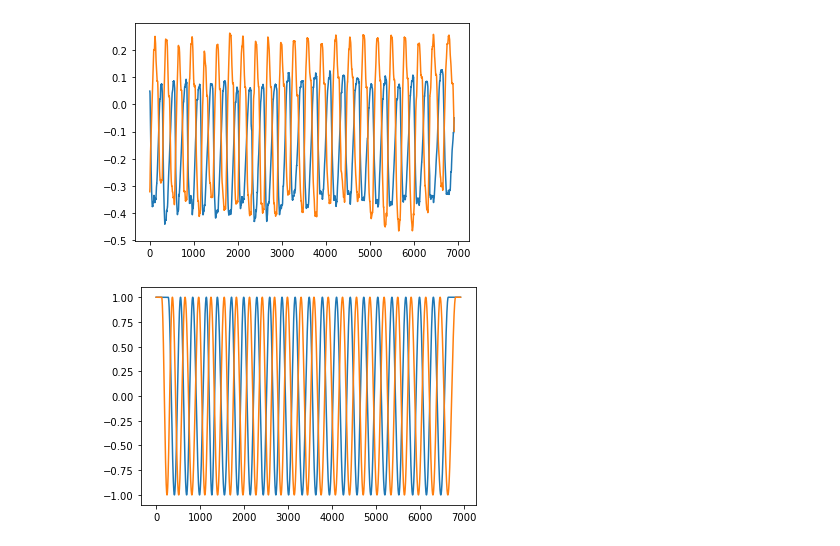
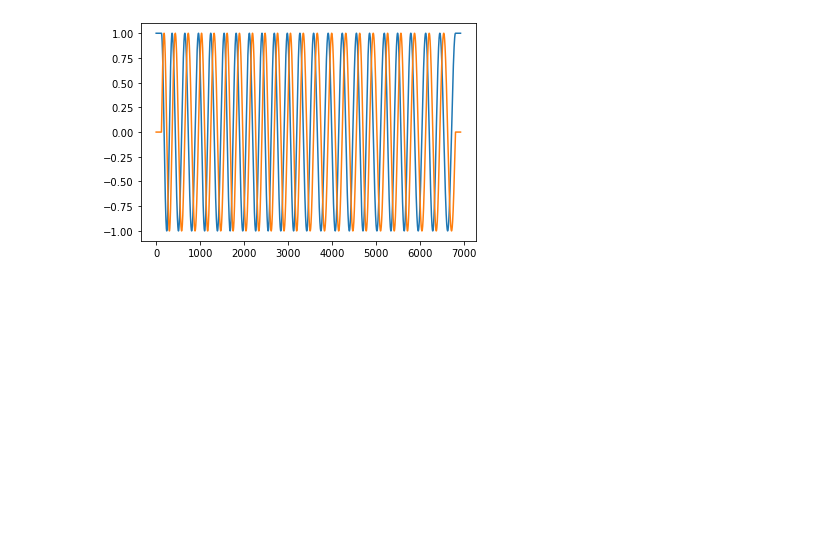
Before and after one commit to inseungkang/HipExo_GaitPhaseEstimation, a Jupyter notebook: Process Data.ipynb, the cells around one changed output. Cells and saved outputs as stored; diff of their text form; code cells hidden in the pictures; blank space fills up the shorter version.

Commit message:
updating stroke gait phase code

```diff
--- a/Process Data.ipynb
+++ b/Process Data.ipynb
@@ -18,13 +14,12 @@ ModuleNotFoundError: No module named 'tensorflow'
 columns = pd.read_csv('data/columns.txt', header=None)
 columns_list = columns.transpose().values.tolist()[0]
 
-sensors = ['leftJointPosition', 'rightJointPosition', 'leftJointVelocity',
-           'rightJointVelocity', 'imuGyroX', 'imuGyroY', 'imuGyroZ', 'imuAccX',
-           'imuAccY', 'imuAccZ']
+sensors = ['lJPos', 'rJPos', 'lJVel',
+           'rJVel', 'gyroX', 'gyroY', 'gyroZ', 'accX',
+           'accY', 'accZ']
 
 mode_pool = ['L0R0']
-# mode_pool = ['L0R0', 'L0R1', 'L1R0', 'L1R1', 'L1R2', 'L2R1', 'L2R2', 'L3R0', 'L3R1']
-trial_pool = [1, 2]
+trial_pool = [1, 2, 3, 4, 5]
 data_all = []
 
 data_dir = 'data/'
@@ -38,3 +33,4 @@ for mode in mode_pool:
                 data.columns = columns_list
                 data = data[sensors]
                 data_all.append(data)
+data_list = label_data(data_all)
@@ -55,13 +37,8 @@ for d, l in zip(data_all, labels):
-# %%
-idx = 0
-plt.plot(data_all[idx]['leftJointPosition'])
-plt.plot(data_all[idx]['rightJointPosition'])
-plt.show()
-
-plt.plot(data_all[idx]['leftGaitPhaseX'])
-plt.plot(data_all[idx]['rightGaitPhaseX'])
-plt.show()
-# %% [output]
-[figure, removed]
-[figure, removed]
+# %%
+data_list[0].head()
+plt.plot(data_list[0]['rightGaitPhaseX'])
+plt.plot(data_list[0]['rightGaitPhaseY'])
+plt.show()
+# %% [output]
+[figure, added]
 # %%
```
Also changed, not shown: parts of 5 cells of this notebook, 6 other files.
